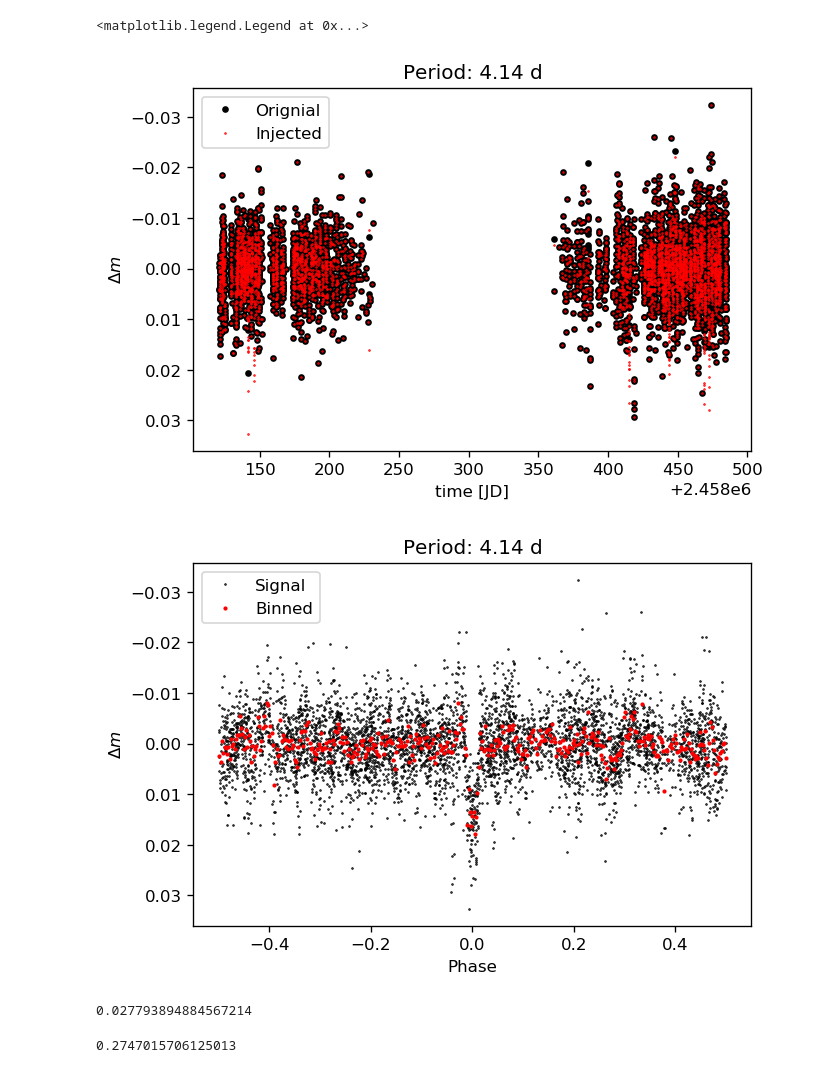
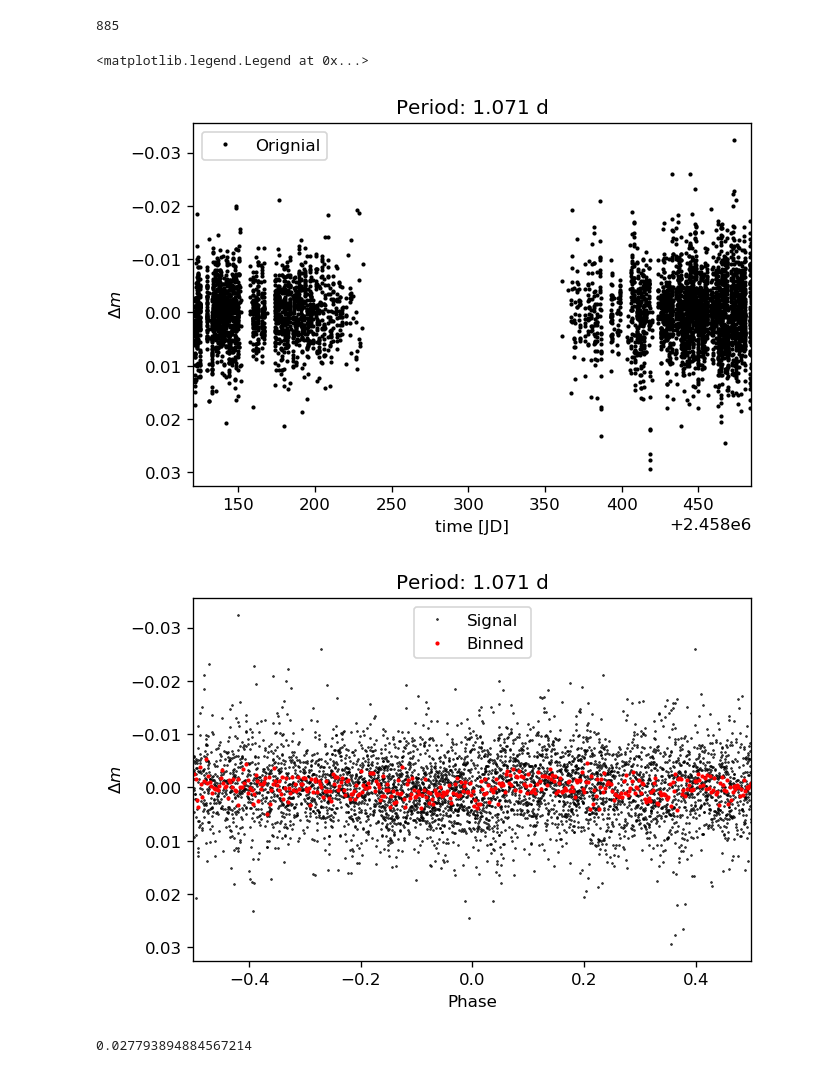
Before and after one commit to ruoyanwangdr/Dectection-of-Bright-Transiting-Exoplanet-with-MASCARA-TESS, a Jupyter notebook: ls_1359354.ipynb, the cells around one changed output. Saved outputs shown, nothing was run; the diff lists cells and outputs as text; code cells hidden in the pictures.

```diff
--- a/ls_1359354.ipynb
+++ b/ls_1359354.ipynb
@@ -135,3 +172,7 @@ ax.set_ylabel("de-trended flux [ppt]");
+# %%
+len(y_rev)
+# %% [output]
+885
 # %%
 ### Read in MASCARA data.
 
@@ -236,71 +277,49 @@ params.u = [0.5, 0.1, 0.1, -0.1] # limb darkening coefficients
 params.limb_dark = "nonlinear" # limb darkening model
 
 #t = np.linspace(min(lsc_jd), max(lsc_jd), 10000) # times at which to calculate the light curve
 m = batman.TransitModel(params, lsc_jd) # initializes the model
 f = m.light_curve(params)
 mag = (-2.5*np.log10(f)+1)
 
 # add gaussian error
-rs = np.random.RandomState(seed=17)
-
+#rs = np.random.RandomState(seed=17)
 #errors = 0.006*np.ones_like(mag) # if comparable to the depth of the transit
 #mag += errors*rs.randn(len(mag))
 
 original_mag = lsc_mag-1
 injected_mag = lsc_mag*mag-1
 
+P = 1.071#params.per # Days
+
+phase = np.mod(((lsc_jd) / P) + .5, 1) - .5
+
+binned_phase, binned_mag = spec_digitize_median(phase, original_mag, 400)
+
 plt.figure()
-#plt.xlim(141.5+T0, 141.625+T0)
-plt.plot(lsc_jd, original_mag, '.k', label='Orignial')
-plt.plot(lsc_jd, injected_mag, '.r', ms=1, label='Injected')
+plt.xlim(lsc_jd.min(), lsc_jd.max())
+plt.plot(lsc_jd, original_mag, '.k', ms=3, label='Orignial')
+#plt.plot(lsc_jd, injected_mag, '.r', ms=1, label='Injected')
 plt.gca().invert_yaxis()
-plt.title("Period: {0} d".format(params.per))
+plt.title("Period: {0} d".format(P))
 plt.xlabel("time [JD]")
 plt.ylabel(r'$\Delta m$')
 plt.legend()
 #plt.savefig('ascc_1359354_injected.png', dpi=200)
 
-#t = np.concatenate([t, lsc_jd])
-#mag = np.concatenate([mag,lsc_mag])
-
-T0 = 2458000
-#tau=1.3228e-8
-#for i in range(len(tess_time)):
-#    tess_time[i] = (tess_time[i]+T0)-i*tau
-
-P = params.per # Days
-#epoch = T0+1469.474 # BTJD
-
-#tess_phase=((tess_time-epoch)%P)
-#tess_phase = np.array([tess_phase[i]/P if tess_phase[i] < P/2.
-#                       else (tess_phase[i]-P)/P for i in range(len(tess_phase))])
-
-
-#phase = (lsc_jd)/P
-phase = np.mod(((lsc_jd) / P) + .5, 1) - .5
-#phase = t % P
-
-#phase = (t - epoch) % P
-#phase = np.array([phase[i]/P if phase[i] < P/2.
-#                       else (phase[i]-P)/P for i in range(len(phase))])
-
-binned_phase, binned_mag = spec_digitize_median(phase, injected_mag, 400)
-
 plt.figure()
-#plt.xlim(min(phase),max(phase))
-#plt.xlim(-0.03,0.03)
-plt.plot(phase, injected_mag, '.k', ms=1, label='Signal')
+plt.xlim(phase.min(),phase.max())
+plt.plot(phase, original_mag, '.k', ms=1, label='Signal')
 plt.plot(binned_phase, binned_mag, '.r', ms=3, label='Binned')
 plt.gca().invert_yaxis()
-plt.title("Period: {0} d".format(params.per))
+plt.title("Period: {0} d".format(P))
 plt.xlabel("Phase")
 plt.ylabel(r'$\Delta m$')
 plt.legend()
 #plt.savefig('ascc_1359354_injected_phase_folding.png', dpi=200)
 # %% [output]
 <matplotlib.legend.Legend at 0x...>
-[figure, old version]
+[figure, new version]
-[figure, old version]
+[figure, new version]
 # %%
 A = params.per/np.pi
 B = 1/params.a
@@ -308,13 +327,8 @@ C = (1 + params.rp)**2
 D = (params.a * np.cos((params.inc*u.deg).to(u.rad)))**2
 E = 1 - np.cos((params.inc*u.deg).to(u.rad))**2
 
-t_T = A * np.arcsin(B * ((C - D) / E)**(1./2)).value
+t_T = A * np.arcsin(B * ((C - D) / E)**(1./2)).value / params.per
+t_T
+# %% [output]
+0.027793894884567214
-# %%
-A * np.arcsin(B * ((C - D) / E)**(1./2)).value / P
-# %% [output]
-0.027793894884567214
-# %%
-(t_T * u.hour).to(u.day).value
-# %% [output]
-0.2747015706125013
 # %%
```
Also changed, not shown: parts of 8 cells of this notebook.
